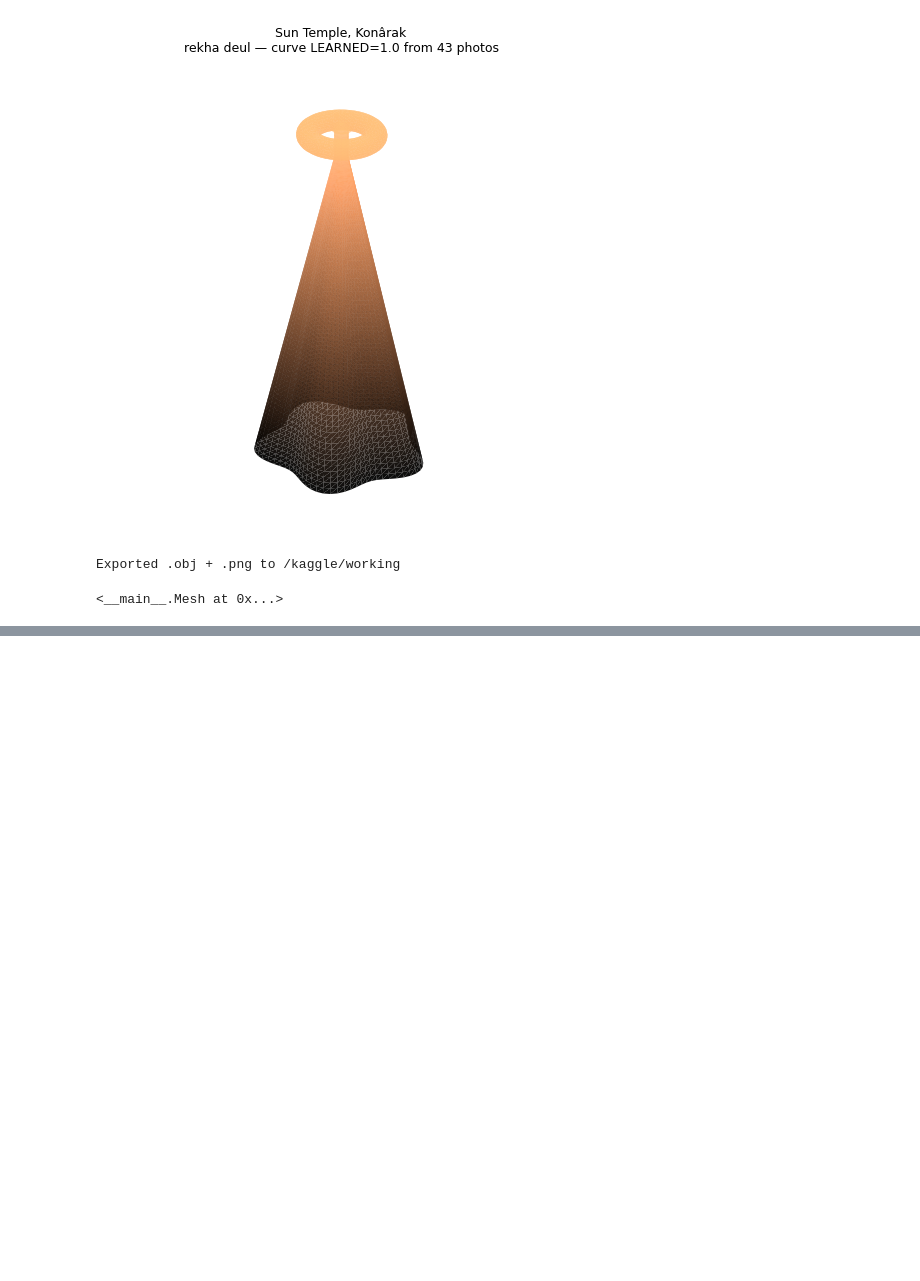
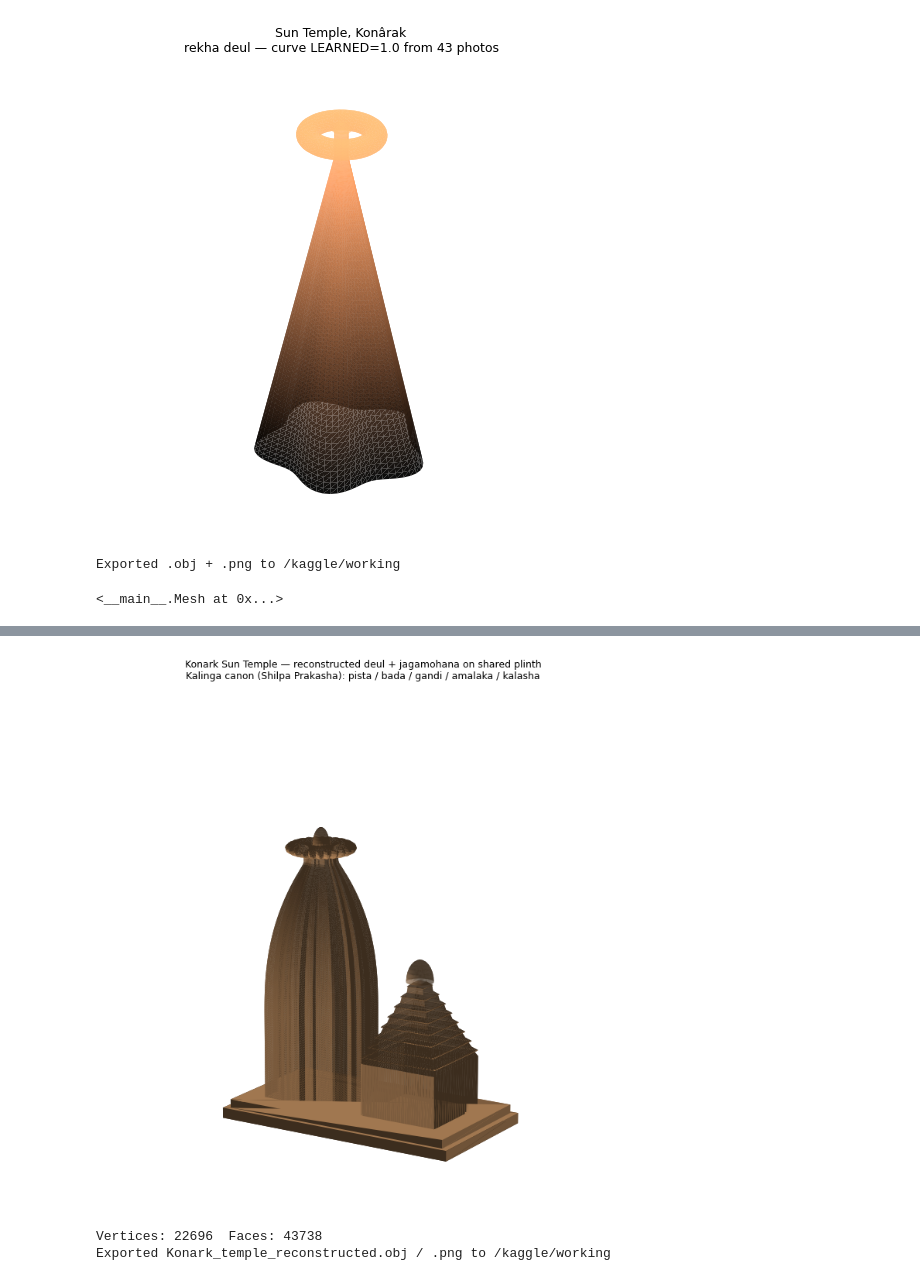
Before and after one commit to Siddhantdamre/Kathakaar, a Jupyter notebook: restorator.ipynb, the cells around one changed output, grey strips where cells are left out. Drawn from its saved outputs; the diff is of its cells as text; code cells hidden in the pictures; blank space fills up the shorter version.

```diff
--- a/restorator.ipynb
+++ b/restorator.ipynb
@@ -2370,0 +2666,51 @@ Exported .obj + .png to /kaggle/working
+# %%
+# ============================================================
+# 36) GROUNDED, JOINED TEMPLE COMPOSITION
+# ============================================================
+def add_box(m, x0, x1, y0, y1, z0, z1):
+    c=[(x0,y0,z0),(x1,y0,z0),(x1,y1,z0),(x0,y1,z0),(x0,y0,z1),(x1,y0,z1),(x1,y1,z1),(x0,y1,z1)]
+    b=len(m.V); m.V+=c
+    for f in [(0,2,1),(0,3,2),(4,5,6),(4,6,7),(0,1,5),(0,5,4),
+              (1,2,6),(1,6,5),(2,3,7),(2,7,6),(3,0,4),(3,4,7)]:
+        m.F.append((f[0]+b,f[1]+b,f[2]+b))
+
+def gen_pidha(H, base, tiers=8, nv=120):
+    """Jagamohana: cubic hall + pyramidal pidha roof + bell/kalasha crown."""
+    m=Mesh(); th=np.linspace(0,2*np.pi,nv)
+    sq=np.minimum(1.0/np.maximum(np.abs(np.cos(th)),np.abs(np.sin(th))),1.45)
+    wallh=H*0.40; th_h=(H-wallh)/tiers; z=wallh; zs=[0.0,wallh]; rs=[1.0,1.0]
+    for s in range(tiers):
+        rb=1-s/(tiers+1.0); rt=1-(s+1)/(tiers+1.0)
+        zs+=[z, z+th_h*0.6, z+th_h*0.6, z+th_h]; rs+=[rb, rb*0.92, rb, rt]; z+=th_h
+    zs=np.array(zs); rs=np.clip(np.array(rs),0.05,None)*(base/2)
+    m.add_surface((rs[:,None]*sq[None,:])*np.cos(th)[None,:],
+                  (rs[:,None]*sq[None,:])*np.sin(th)[None,:], zs[:,None]*np.ones(nv)[None,:])
+    bu=np.linspace(0,np.pi/2,8); br=0.16*base*np.cos(bu); bz=zs.max()+0.18*base*np.sin(bu)
+    m.add_surface(br[:,None]*np.cos(th)[None,:], br[:,None]*np.sin(th)[None,:], bz[:,None]*np.ones(nv)[None,:])
+    return m
+
+def build_temple(H, base):
+    m=Mesh(); R=base/2
+    deul_x0=-R*1.55; porch_base=base*1.02
+    dx=R*1.34 + porch_base*0.52*1.45 - porch_base*0.06          # porch abuts deul front
+    porch_x1=dx + porch_base*0.52*1.45
+    ph=base*0.16                                                # stepped plinth (pista)
+    add_box(m, deul_x0-base*0.10, porch_x1+base*0.10, -R*1.7, R*1.7, 0, ph*0.55)
+    add_box(m, deul_x0-base*0.02, porch_x1+base*0.02, -R*1.6, R*1.6, ph*0.55, ph)
+    _merge(m, gen_rekha_temple(H, base), dz=ph)
+    _merge(m, gen_pidha(H*0.46, porch_base), dx=dx, dz=ph)
+    return m
+
+H=38*2.0; base=H*0.42
+temple=build_temple(H, base)
+open("/kaggle/working/Konark_temple_reconstructed.obj","w").write(temple.obj())
+render_shaded(temple,
+    "Konark Sun Temple — reconstructed deul + jagamohana on shared plinth\n"
+    "Kalinga canon (Shilpa Prakasha): pista / bada / gandi / amalaka / kalasha",
+    "/kaggle/working/Konark_temple_reconstructed.png", elev=14, azim=-58)
+print(f"Vertices: {len(temple.V)}  Faces: {len(temple.F)}")
+print("Exported Konark_temple_reconstructed.obj / .png to /kaggle/working")
+# %% [output]
+[figure, added]
+Vertices: 22696  Faces: 43738
+Exported Konark_temple_reconstructed.obj / .png to /kaggle/working
```
Also changed, not shown: parts of 16 cells of this notebook.
